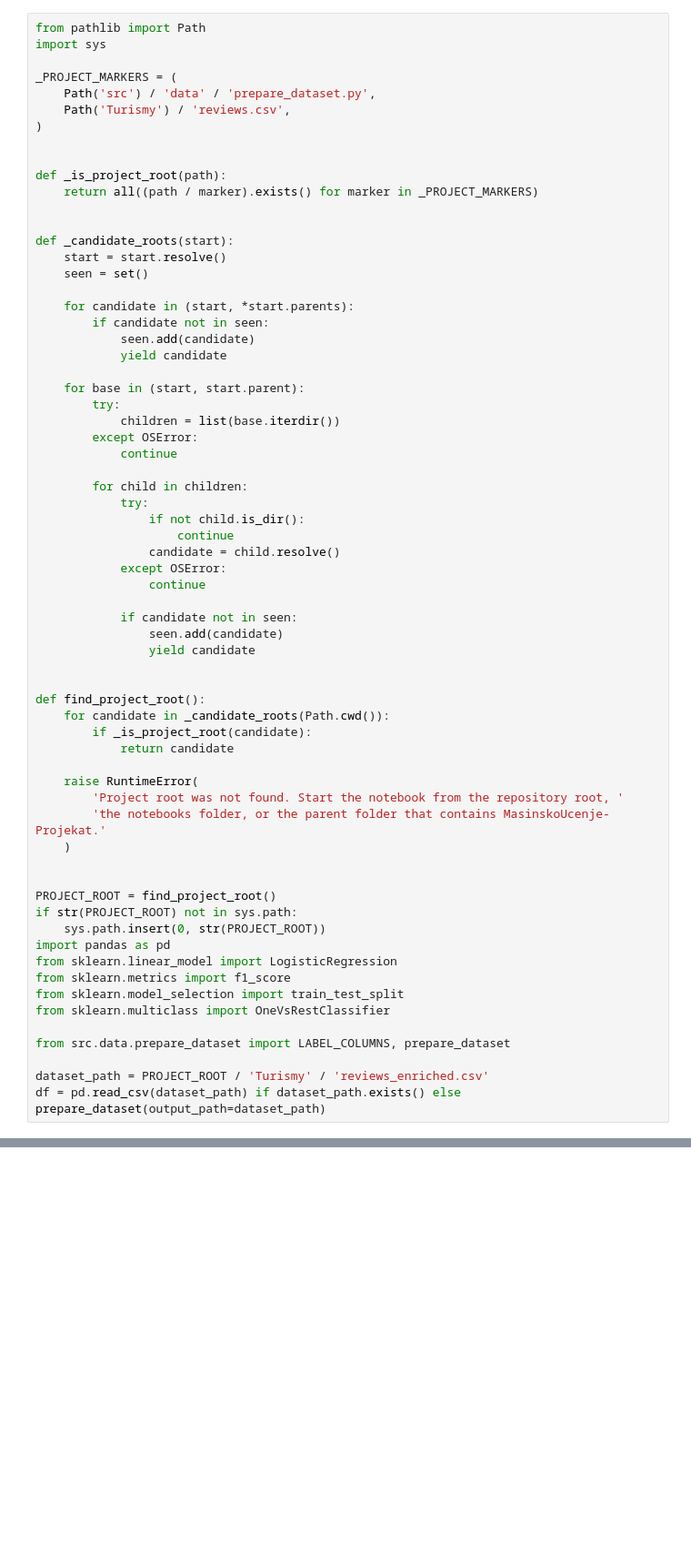
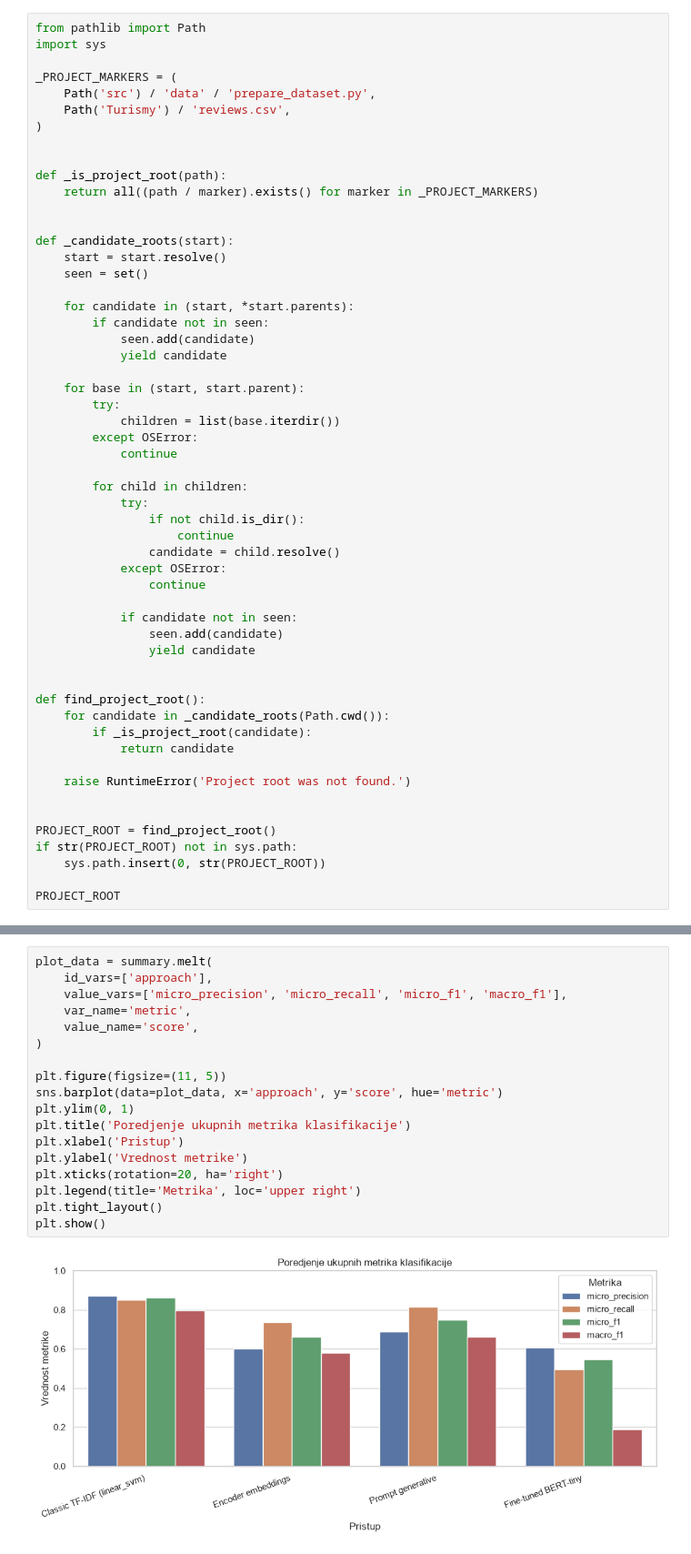
Before and after one commit to benjaminramovic/MasinskoUcenje-Projekat, a Jupyter notebook: notebooks/03_encoder_and_finetuning.ipynb, the cells around one changed output, grey strips where cells are left out. Shown at 91% size. Cells and saved outputs as stored; diff of their text form; blank space fills up the shorter version.

Commit message:
dodati generativni modeli

```diff
--- a/notebooks/03_encoder_and_finetuning.ipynb
+++ b/notebooks/03_encoder_and_finetuning.ipynb
@@ -49,22 +57,11 @@ def find_project_root():
         if _is_project_root(candidate):
             return candidate
 
-    raise RuntimeError(
-        'Project root was not found. Start the notebook from the repository root, '
-        'the notebooks folder, or the parent folder that contains MasinskoUcenje-Projekat.'
-    )
+    raise RuntimeError('Project root was not found.')
 
 
 PROJECT_ROOT = find_project_root()
 if str(PROJECT_ROOT) not in sys.path:
     sys.path.insert(0, str(PROJECT_ROOT))
-import pandas as pd
-from sklearn.linear_model import LogisticRegression
-from sklearn.metrics import f1_score
-from sklearn.model_selection import train_test_split
-from sklearn.multiclass import OneVsRestClassifier
 
-from src.data.prepare_dataset import LABEL_COLUMNS, prepare_dataset
-
-dataset_path = PROJECT_ROOT / 'Turismy' / 'reviews_enriched.csv'
-df = pd.read_csv(dataset_path) if dataset_path.exists() else prepare_dataset(output_path=dataset_path)
+PROJECT_ROOT
@@ -116,0 +182,20 @@ For CPU-only execution, fine-tuning should be demonstrated on a small subset wit
+# %%
+plot_data = summary.melt(
+    id_vars=['approach'],
+    value_vars=['micro_precision', 'micro_recall', 'micro_f1', 'macro_f1'],
+    var_name='metric',
+    value_name='score',
+)
+
+plt.figure(figsize=(11, 5))
+sns.barplot(data=plot_data, x='approach', y='score', hue='metric')
+plt.ylim(0, 1)
+plt.title('Poredjenje ukupnih metrika klasifikacije')
+plt.xlabel('Pristup')
+plt.ylabel('Vrednost metrike')
+plt.xticks(rotation=20, ha='right')
+plt.legend(title='Metrika', loc='upper right')
+plt.tight_layout()
+plt.show()
+# %% [output]
+[figure, added]
```
Also changed, not shown: parts of 24 cells of this notebook, 19 other files.
